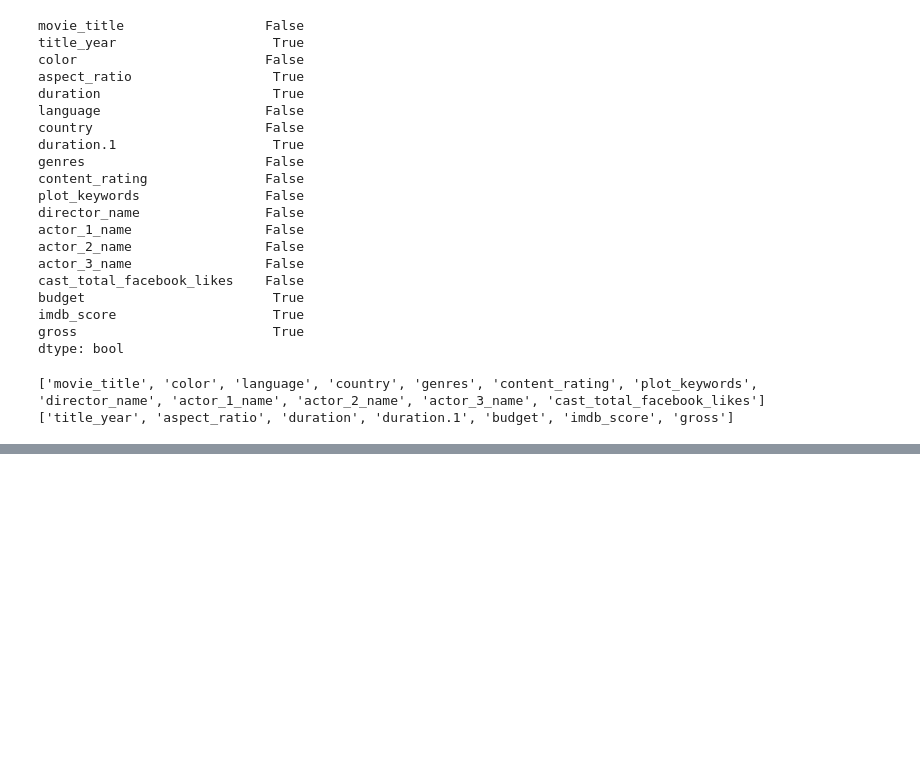
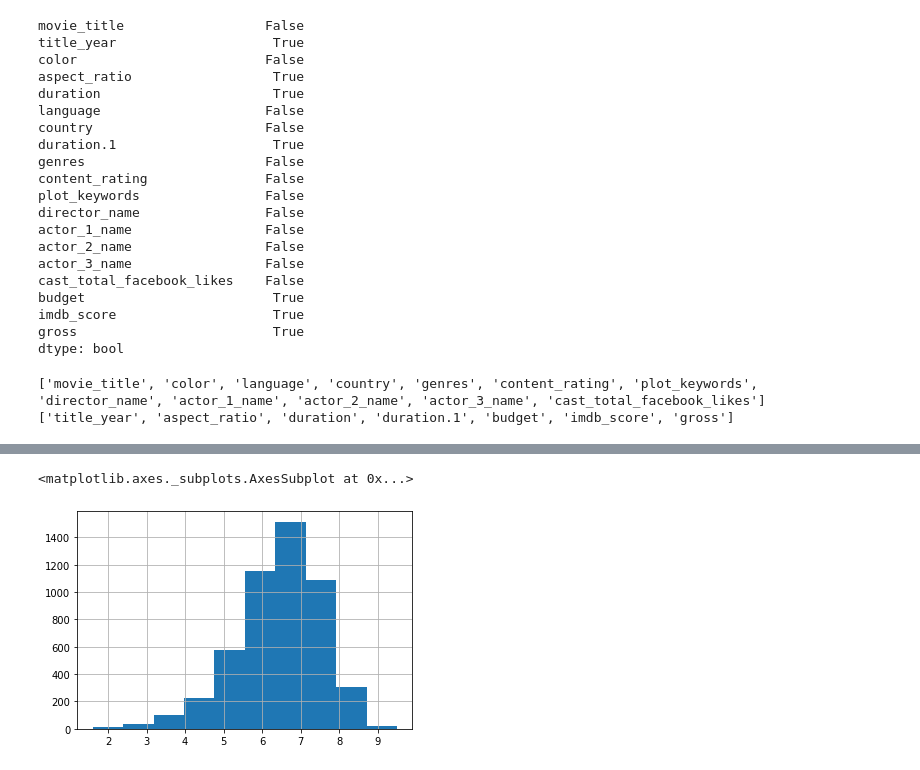
Before and after one commit to Rojas-Andres/Aprendizaje-automatico, a Jupyter notebook: Preparacion_de_Datos.ipynb, the cells around one changed output, grey strips where cells are left out. Saved outputs shown, nothing was run; the diff lists cells and outputs as text; code cells hidden in the pictures; blank space fills up the shorter version.

```diff
--- a/Preparacion_de_Datos.ipynb
+++ b/Preparacion_de_Datos.ipynb
@@ -199,0 +255,5 @@ print(colum_numeric)
+# %%
+movies_numeric['imdb_score'].hist() #Calidad de las peliculas segun imdb
+# %% [output]
+<matplotlib.axes._subplots.AxesSubplot at 0x...>
+[figure, added]
```
Also changed, not shown: parts of 20 cells of this notebook, 1 other file.
